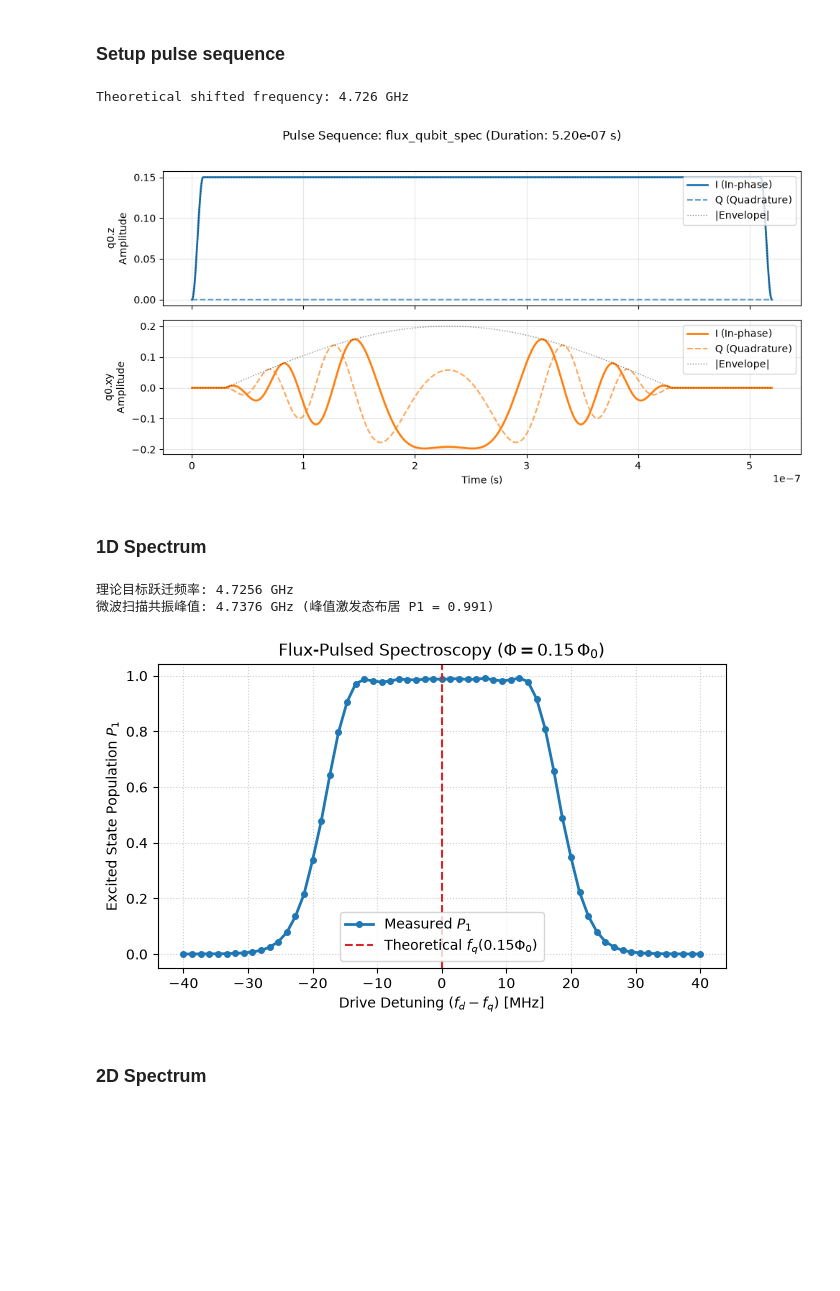
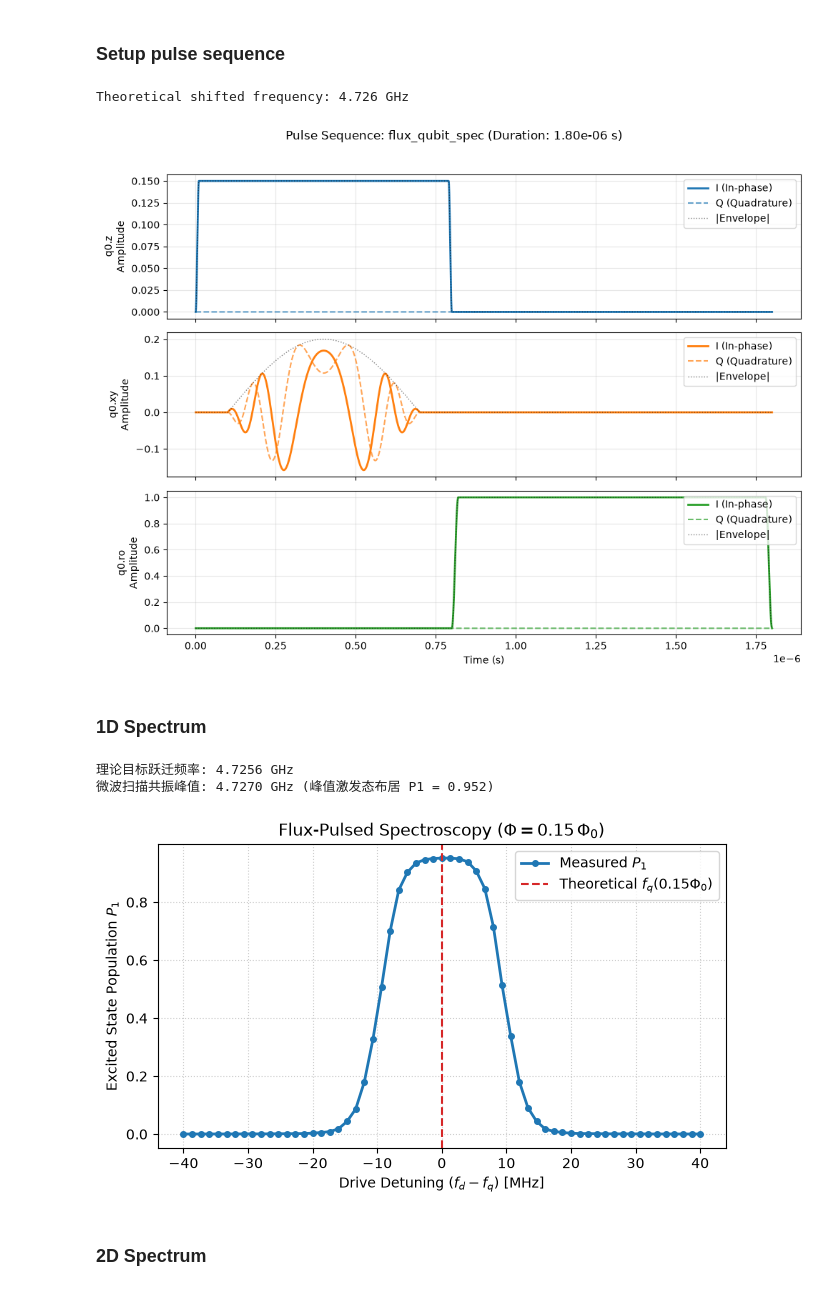
Before and after one commit to quantum-panda-a/SQPulse, a Jupyter notebook: examples/demo.ipynb, the cells around one changed output. Cells and saved outputs as stored; diff of their text form; code cells hidden in the pictures; blank space fills up the shorter version.

```diff
--- a/examples/demo.ipynb
+++ b/examples/demo.ipynb
@@ -188,26 +188,33 @@ Sweet Spot 静态频率 f_q(0): 5.000 GHz
 # %%
 # 2. 构造多通道联合脉冲时序：Z 偏置脉冲 + 同步 XY 微波弱探测脉冲
 phi_bias = 0.15                           # 目标 Z 偏置幅度 (单位: Phi_0)
 f_shifted = q.frequency_at_flux(phi_bias) # 理论移动后跃迁频率 ~4.726 GHz
 print(f"Theoretical shifted frequency: {f_shifted / 1e9:.3f} GHz")
 
 # (1) 在 Z 偏置线施加 120 ns 平顶磁通脉冲 (上升/下降沿各 10 ns)
-z_pulse = FlatTopPulse(duration=520 * ns, amp=phi_bias, ramp_time=10 * ns)
+z_pulse = FlatTopPulse(duration=800 * ns, amp=phi_bias, ramp_time=10 * ns)
 
 # (2) 在 XY 控制线施加 100 ns 弱微波探测脉冲 (延时 10 ns 对齐至 Z 脉冲平顶稳定阶段)
-# xy_probe = FlatTopPulse(duration=100 * ns, amp=0.04, ramp_time=5 * ns)
-xy_probe = PhaseModulatedSinPulse(duration=400e-9, amp=0.2, mod_freq=20e6, name="Phase-Modulated Sin")
+# xy_probe = FlatTopPulse(duration=600 * ns, amp=0.04, ramp_time=5 * ns)
+xy_probe = PhaseModulatedSinPulse(duration=600e-9, amp=0.2, mod_freq=10e6, name="Phase-Modulated Sin")
 
 seq = PulseSequence(name="flux_qubit_spec")
-seq.add(q.z, z_pulse)
-seq.delay(q.xy, 30 * ns)
-seq.add(q.xy, xy_probe)
+# seq.add(q.z, z_pulse)
+# seq.delay(q.xy, 30 * ns)
+# seq.add(q.xy, xy_probe)
+seq.align_center(
+    (q.z, z_pulse),
+    (q.xy, xy_probe),
+)
+
+seq.sync()
+seq.add(q.ro, FlatTopPulse(duration=1000 * ns, amp=1.0, ramp_time=20 * ns))
 
 seq.plot()
 plt.show()
 # %% [output]
 Theoretical shifted frequency: 4.726 GHz
-[figure, old version]
+[figure, new version]
 # %% [markdown]
 ### 1D Spectrum
 # %%
@@ -239,8 +246,8 @@ plt.tight_layout()
 plt.show()
 # %% [output]
 理论目标跃迁频率: 4.7256 GHz
-微波扫描共振峰值: 4.7376 GHz (峰值激发态布居 P1 = 0.991)
+微波扫描共振峰值: 4.7270 GHz (峰值激发态布居 P1 = 0.952)
-[figure, old version]
+[figure, new version]
 # %% [markdown]
 ### 2D Spectrum
 # %%
```
Also changed, not shown: parts of 2 cells of this notebook, 21 other files.
